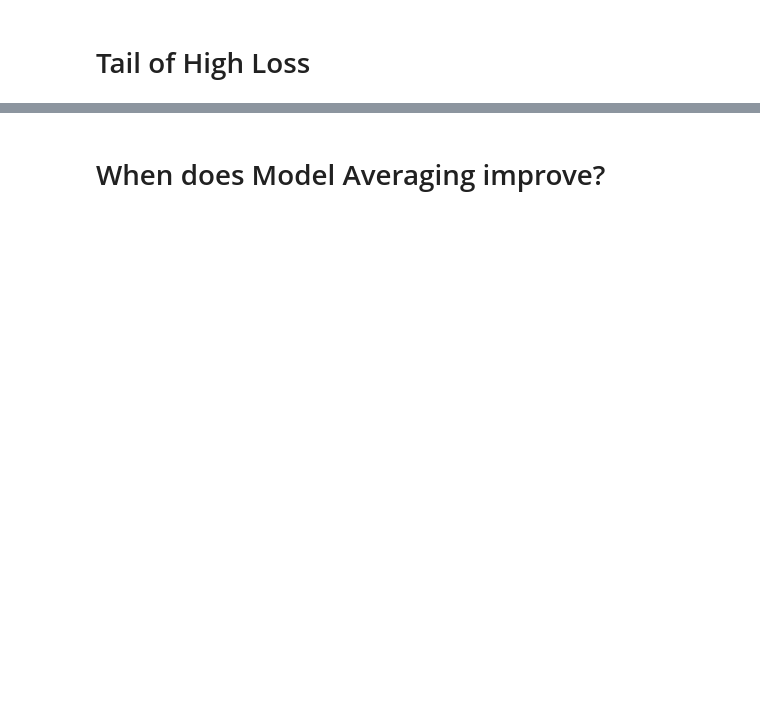
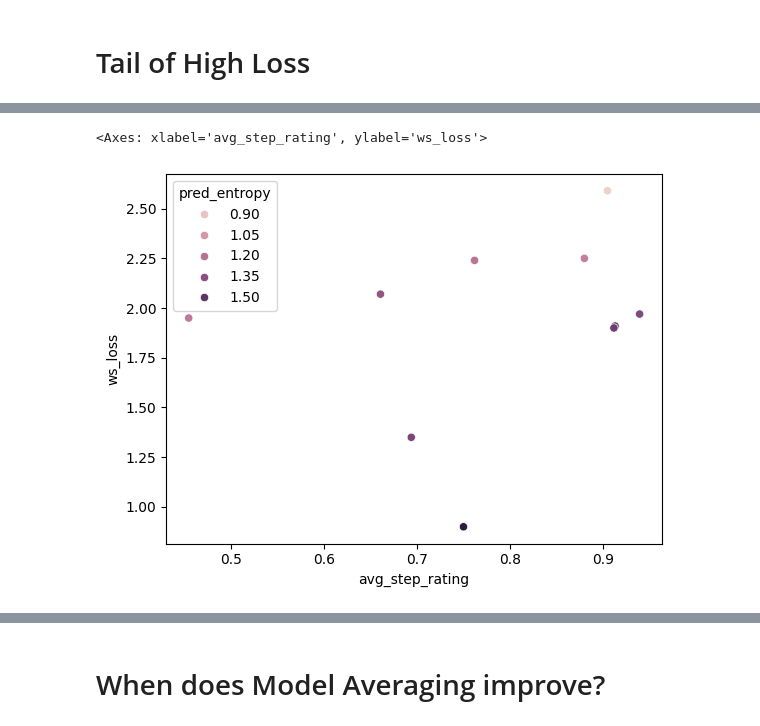
Before and after one commit to tomasruizt/lewidi2025, a Jupyter notebook: notebook/llmjudge_rated_reasoning.ipynb, the cells around one changed output, grey strips where cells are left out. Saved outputs shown, nothing was run; the diff lists cells and outputs as text; code cells hidden in the pictures; blank space fills up the shorter version.

```diff
--- a/notebook/llmjudge_rated_reasoning.ipynb
+++ b/notebook/llmjudge_rated_reasoning.ipynb
@@ -158,9 +229,12 @@ sns.lmplot(best_by_judge, x="pred_entropy", y="ws_loss")
 # %%
 sns.scatterplot(
     joint.query("dataset_idx == 6827"),
-    x="response_judge",
+    x="avg_step_rating",
     y="ws_loss",
     hue="pred_entropy",
 )
+# %% [output]
+<Axes: xlabel='avg_step_rating', ylabel='ws_loss'>
+[figure, added]
 # %%
 max_ratings = joint.groupby("dataset_idx", as_index=False).agg(
```
Also changed, not shown: parts of 25 cells of this notebook, 3 other files.
